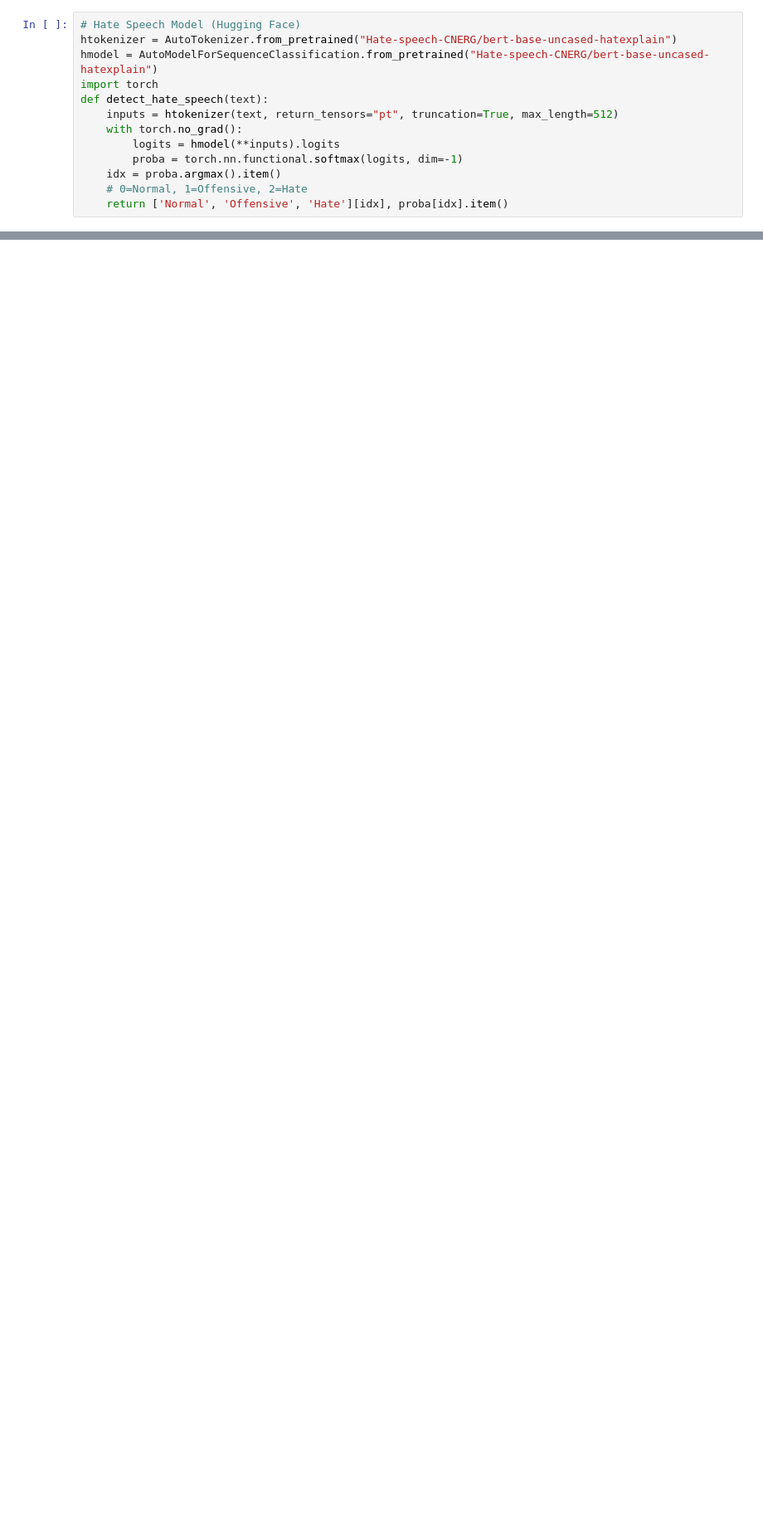
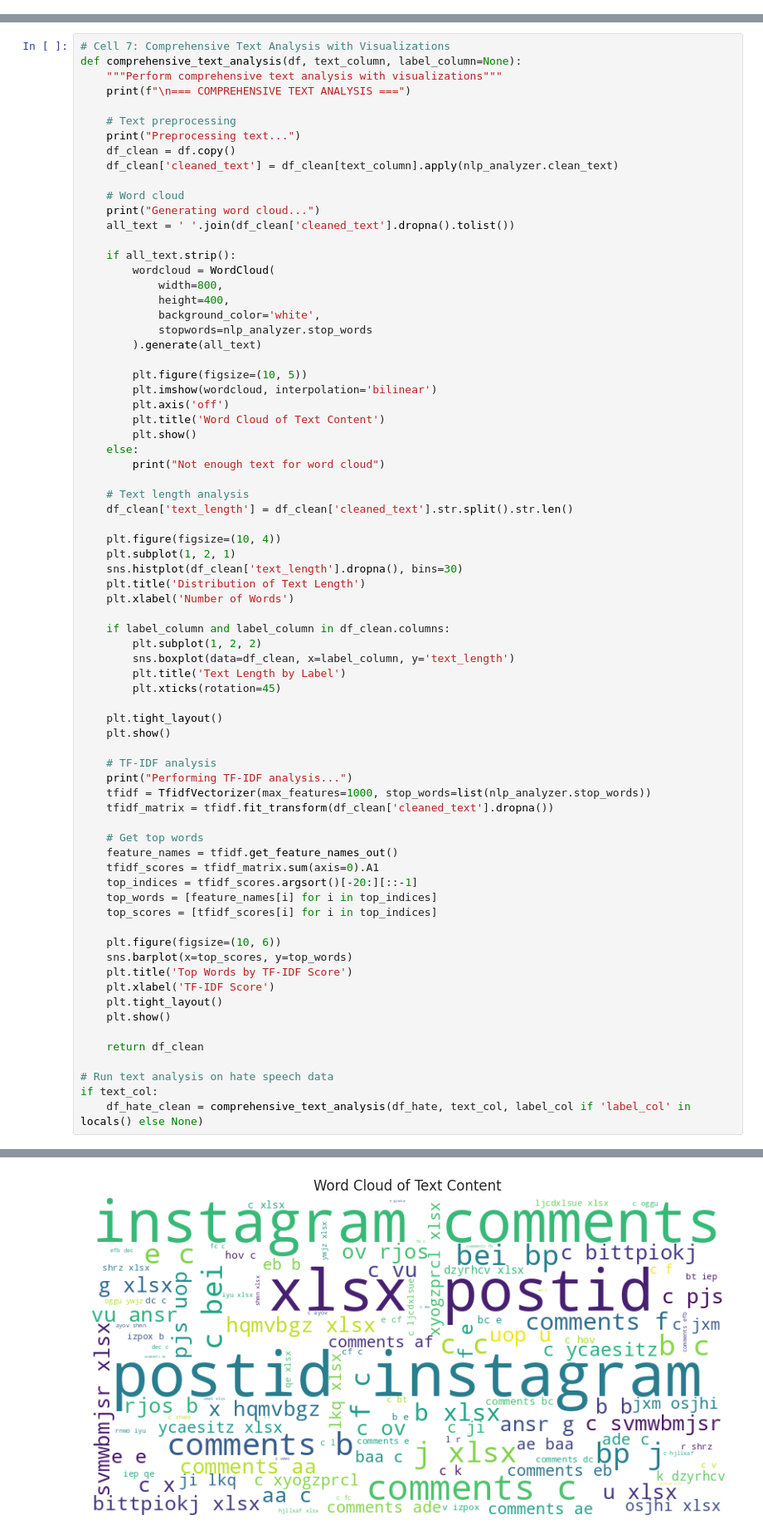
Before and after one commit to kedarnathkedu/NLP_projects, a Jupyter notebook: crime_Analysis_nlp_project.ipynb, the cells around one changed output, grey strips where cells are left out. Shown at 83% size. Drawn from its saved outputs; the diff is of its cells as text; blank space fills up the shorter version.

```diff
--- a/crime_Analysis_nlp_project.ipynb
+++ b/crime_Analysis_nlp_project.ipynb
@@ -172,13 +2,0 @@ Device set to use cpu
-# %%
-# Hate Speech Model (Hugging Face)
-htokenizer = AutoTokenizer.from_pretrained("Hate-speech-CNERG/bert-base-uncased-hatexplain")
-hmodel = AutoModelForSequenceClassification.from_pretrained("Hate-speech-CNERG/bert-base-uncased-hatexplain")
-import torch
-def detect_hate_speech(text):
-    inputs = htokenizer(text, return_tensors="pt", truncation=True, max_length=512)
-    with torch.no_grad():
-        logits = hmodel(**inputs).logits
-        proba = torch.nn.functional.softmax(logits, dim=-1)
-    idx = proba.argmax().item()
-    # 0=Normal, 1=Offensive, 2=Hate
-    return ['Normal', 'Offensive', 'Hate'][idx], proba[idx].item()
@@ -192,0 +643,74 @@ IndentationError: unexpected indent (ipython-input-10805460.py, line 3)
+# %%
+# Cell 7: Comprehensive Text Analysis with Visualizations
+def comprehensive_text_analysis(df, text_column, label_column=None):
+    """Perform comprehensive text analysis with visualizations"""
+    print(f"\n=== COMPREHENSIVE TEXT ANALYSIS ===")
+
+    # Text preprocessing
+    print("Preprocessing text...")
+    df_clean = df.copy()
+    df_clean['cleaned_text'] = df_clean[text_column].apply(nlp_analyzer.clean_text)
+
+    # Word cloud
+    print("Generating word cloud...")
+    all_text = ' '.join(df_clean['cleaned_text'].dropna().tolist())
+
+    if all_text.strip():
+        wordcloud = WordCloud(
+            width=800,
+            height=400,
+            background_color='white',
+            stopwords=nlp_analyzer.stop_words
+        ).generate(all_text)
+
+        plt.figure(figsize=(10, 5))
+        plt.imshow(wordcloud, interpolation='bilinear')
+        plt.axis('off')
+        plt.title('Word Cloud of Text Content')
+        plt.show()
+    else:
+        print("Not enough text for word cloud")
+
+    # Text length analysis
+    df_clean['text_length'] = df_clean['cleaned_text'].str.split().str.len()
+
+    plt.figure(figsize=(10, 4))
+    plt.subplot(1, 2, 1)
+    sns.histplot(df_clean['text_length'].dropna(), bins=30)
+    plt.title('Distribution of Text Length')
+    plt.xlabel('Number of Words')
+
+    if label_column and label_column in df_clean.columns:
+        plt.subplot(1, 2, 2)
+        sns.boxplot(data=df_clean, x=label_column, y='text_length')
+        plt.title('Text Length by Label')
+        plt.xticks(rotation=45)
+
+    plt.tight_layout()
+    plt.show()
+
+    # TF-IDF analysis
+    print("Performing TF-IDF analysis...")
+    tfidf = TfidfVectorizer(max_features=1000, stop_words=list(nlp_analyzer.stop_words))
+    tfidf_matrix = tfidf.fit_transform(df_clean['cleaned_text'].dropna())
+
+    # Get top words
+    feature_names = tfidf.get_feature_names_out()
+    tfidf_scores = tfidf_matrix.sum(axis=0).A1
+    top_indices = tfidf_scores.argsort()[-20:][::-1]
+    top_words = [feature_names[i] for i in top_indices]
+    top_scores = [tfidf_scores[i] for i in top_indices]
+
+    plt.figure(figsize=(10, 6))
+    sns.barplot(x=top_scores, y=top_words)
+    plt.title('Top Words by TF-IDF Score')
+    plt.xlabel('TF-IDF Score')
+    plt.tight_layout()
+    plt.show()
+
+    return df_clean
+
+# Run text analysis on hate speech data
+if text_col:
+    df_hate_clean = comprehensive_text_analysis(df_hate, text_col, label_col if 'label_col' in locals() else None)
+# %% [output]
@@ -192,0 +720 @@ IndentationError: unexpected indent (ipython-input-10805460.py, line 3)
+[figure, added]
```
Also changed, not shown: parts of 21 cells of this notebook.
